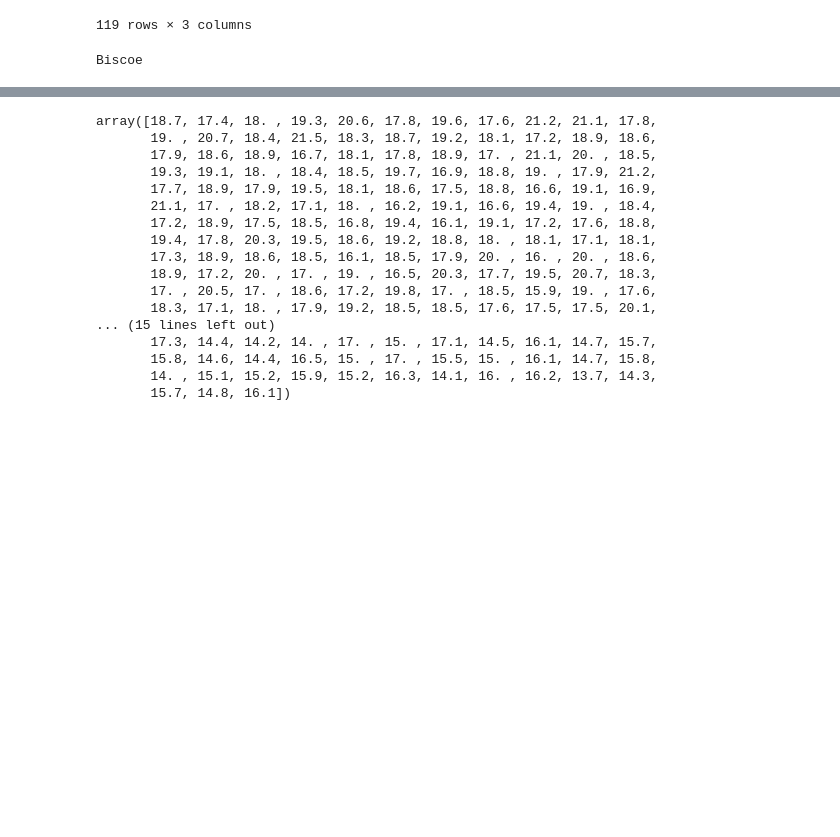
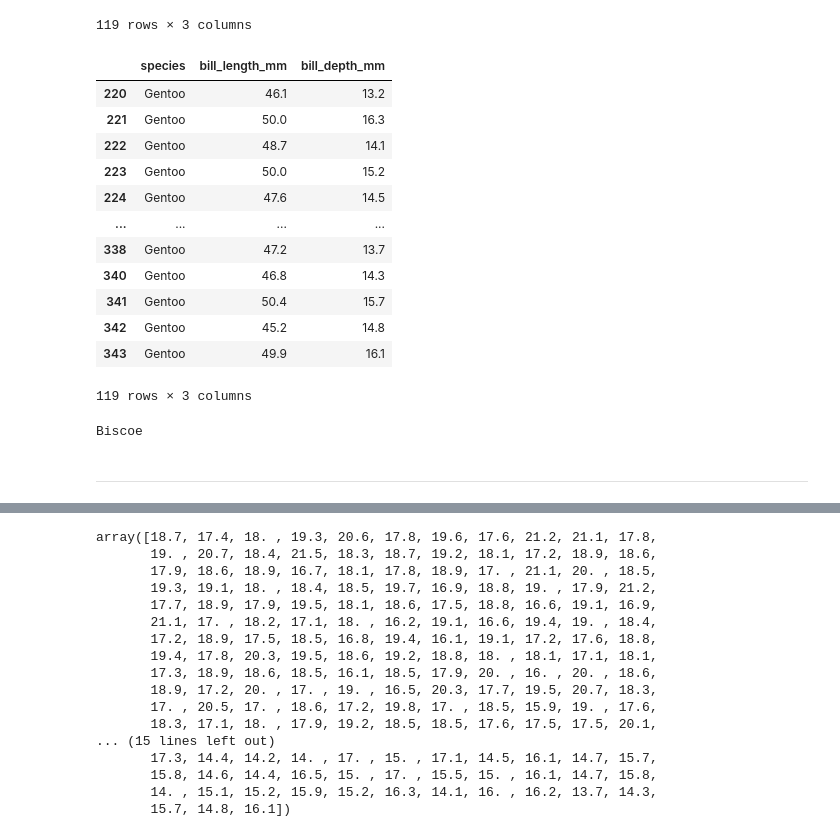
Before and after one commit to GabrielaDomiciano/myprojectPDA, a Jupyter notebook: penguins.ipynb, the cells around one changed output, grey strips where cells are left out. Saved outputs shown, nothing was run; the diff lists cells and outputs as text; code cells hidden in the pictures; blank space fills up the shorter version.

```diff
--- a/penguins.ipynb
+++ b/penguins.ipynb
@@ -185,8 +185,29 @@ display(palmer_df)
 | 342 | Gentoo | FEMALE | 5200.0 |
 | 343 | Gentoo | MALE | 5400.0 |
 119 rows × 3 columns
+# %%
+ #More information about the spoecie Gento.
+specie_df = df.loc[df['species'] == 'Gentoo', ['species', 'bill_length_mm', 'bill_depth_mm']]
+display(specie_df)
+# %% [output]
+|  | species | bill_length_mm | bill_depth_mm |
+| 220 | Gentoo | 46.1 | 13.2 |
+| 221 | Gentoo | 50.0 | 16.3 |
+| 222 | Gentoo | 48.7 | 14.1 |
+| 223 | Gentoo | 50.0 | 15.2 |
+| 224 | Gentoo | 47.6 | 14.5 |
+| ... | ... | ... | ... |
+| 338 | Gentoo | 47.2 | 13.7 |
+| 340 | Gentoo | 46.8 | 14.3 |
+| 341 | Gentoo | 50.4 | 15.7 |
+| 342 | Gentoo | 45.2 | 14.8 |
+| 343 | Gentoo | 49.9 | 16.1 |
+119 rows × 3 columns
 # %%
 # We can see here specific information for a row and column
 print(df.loc[29, 'island'])
 # %% [output]
 Biscoe
+# %% [markdown]
+
+***
```
Also changed, not shown: parts of 12 cells of this notebook, 1 other file.
